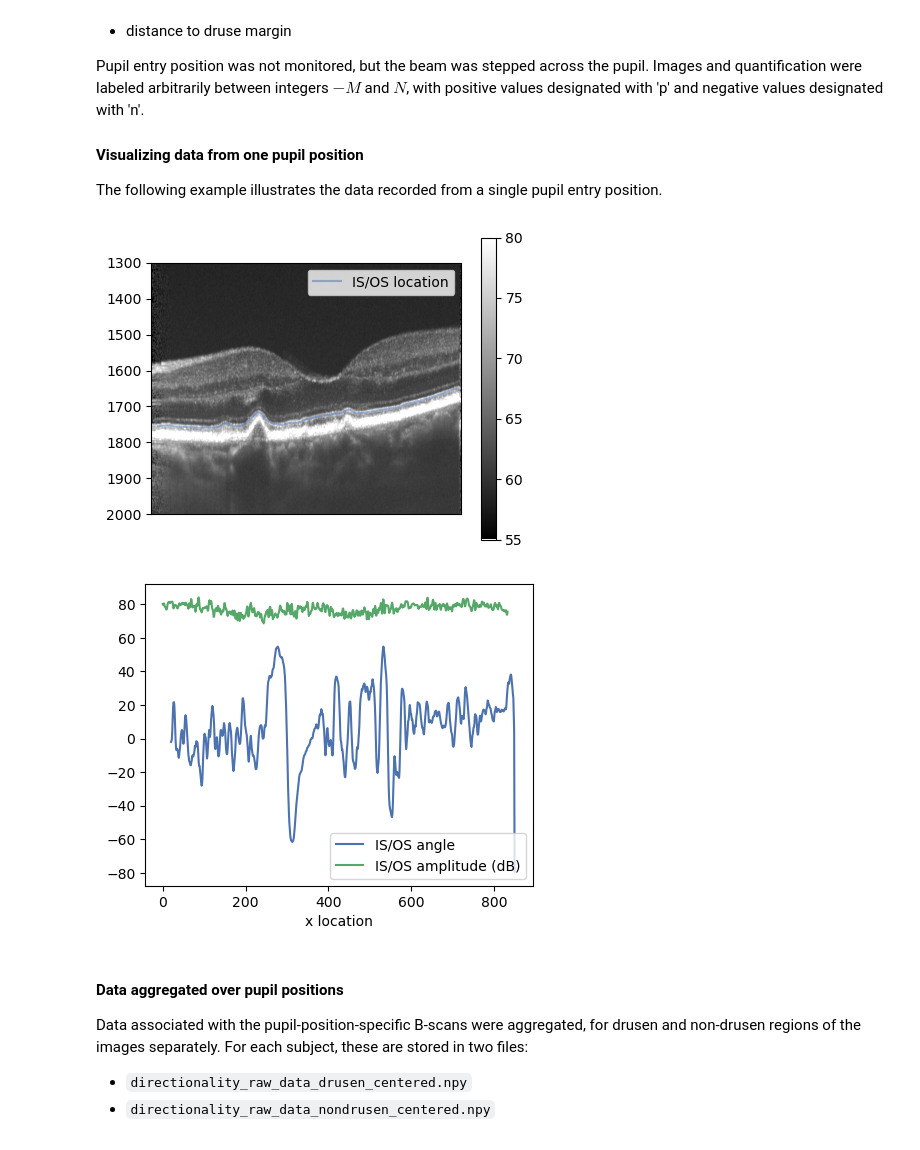
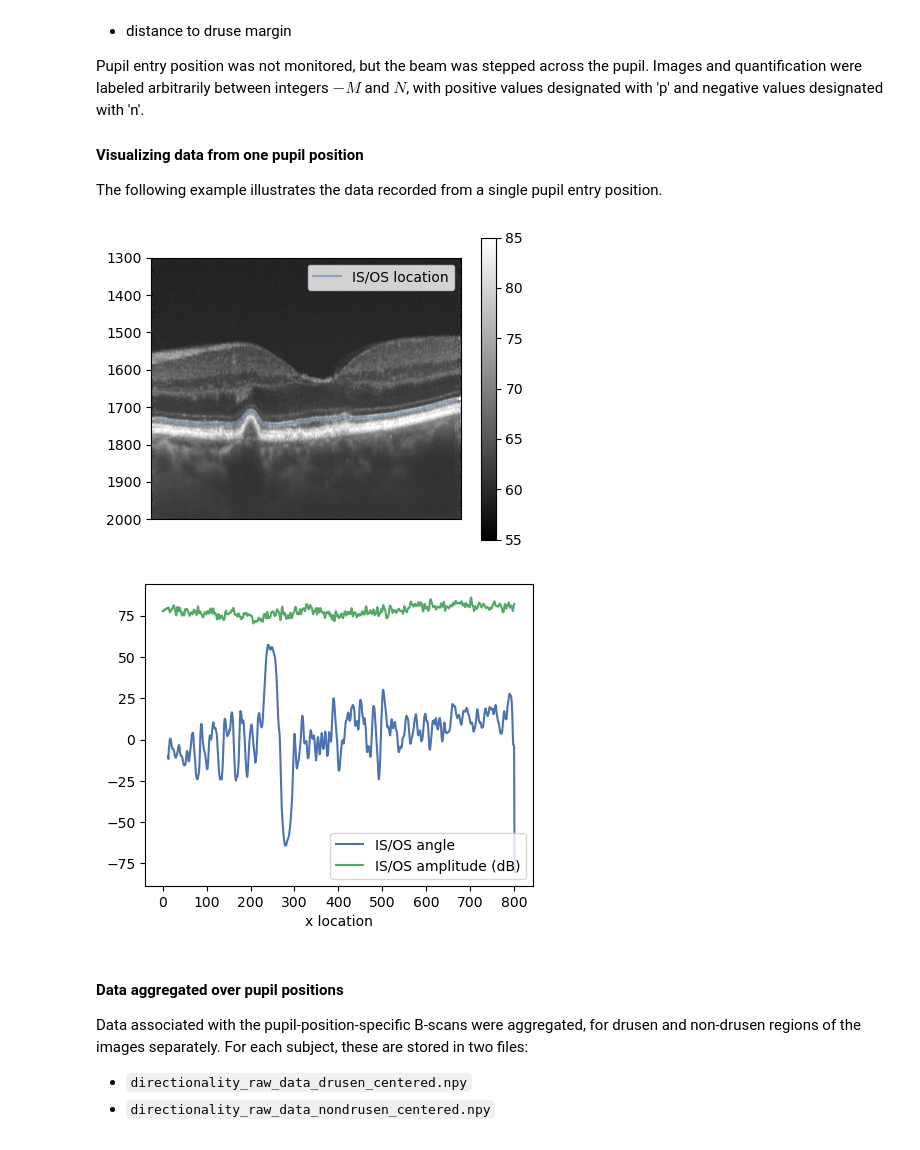
Before and after one commit to rjonnal/dOCT_drusen_example, a Jupyter notebook: dOCT_drusen_example.ipynb, the cells around one changed output. Cells and saved outputs as stored; diff of their text form; code cells hidden in the pictures.

```diff
--- a/dOCT_drusen_example.ipynb
+++ b/dOCT_drusen_example.ipynb
@@ -34,55 +34,57 @@ import numpy as np
 from matplotlib import pyplot as plt
 import os
 import scipy.optimize as spo
+import scipy.stats as sps
 
 plt.style.use('seaborn-deep')
 color_cycle = plt.rcParams['axes.prop_cycle'].by_key()['color']
+subject_markers = ['s','o','d','^']
 print_dpi = 300
 screen_dpi = 100
 figure_size = (5,4)
-pupil_position = 'p00'
+pupil_position = 'p01'
 subject_folder = './data/subject_02/'
 
 # load B-scan and convert to dB
 bscan_fn = os.path.join(subject_folder,'pupil_position_%s_average_bscan.npy'%pupil_position)
 bscan = np.load(bscan_fn)
 dB = 20*np.log10(bscan)
-clim = (55,80)
+clim = (55,85)
 
 # load IS/OS location
 isos_location_fn = os.path.join(subject_folder,'pupil_position_%s_isos_axial_location.npy'%pupil_position)
 isos_location = np.load(isos_location_fn)
 x = np.arange(len(isos_location))
 
 # load IS/OS angle
 isos_angle_fn = os.path.join(subject_folder,'pupil_position_%s_isos_angle.npy'%pupil_position)
 isos_angle = np.load(isos_angle_fn)
 
 # load IS/OS amplitude
 isos_amplitude_fn = os.path.join(subject_folder,'pupil_position_%s_isos_amplitude.npy'%pupil_position)
 isos_amplitude = np.load(isos_amplitude_fn)
 
 # show the B-scan and resulting IS/OS curve
 plt.figure(figsize=figure_size,dpi=screen_dpi)
 plt.imshow(dB,clim=clim,cmap='gray')
 plt.ylim((2000,1300))
 plt.xticks([])
 #plt.yticks([])
 plt.colorbar()
 plt.plot(x,isos_location,label='IS/OS location',alpha=0.5)
 plt.legend()
 plt.savefig('figures/bscan_with_trace.png',dpi=print_dpi)
 
 # plot angle and amplitude as functions of x
 plt.figure(figsize=figure_size,dpi=screen_dpi)
 plt.plot(x,isos_angle,label='IS/OS angle')
 plt.plot(x,20*np.log10(isos_amplitude),label='IS/OS amplitude (dB)')
 plt.legend()
 plt.xlabel('x location')
 plt.savefig('figures/amplitude_vs_location.png',dpi=print_dpi)
 # %% [output]
-[figure, old version]
+[figure, new version]
-[figure, old version]
+[figure, new version]
 # %% [markdown]
 #### Data aggregated over pupil positions
 
```
Also changed, not shown: parts of 4 cells of this notebook, 14 other files.
